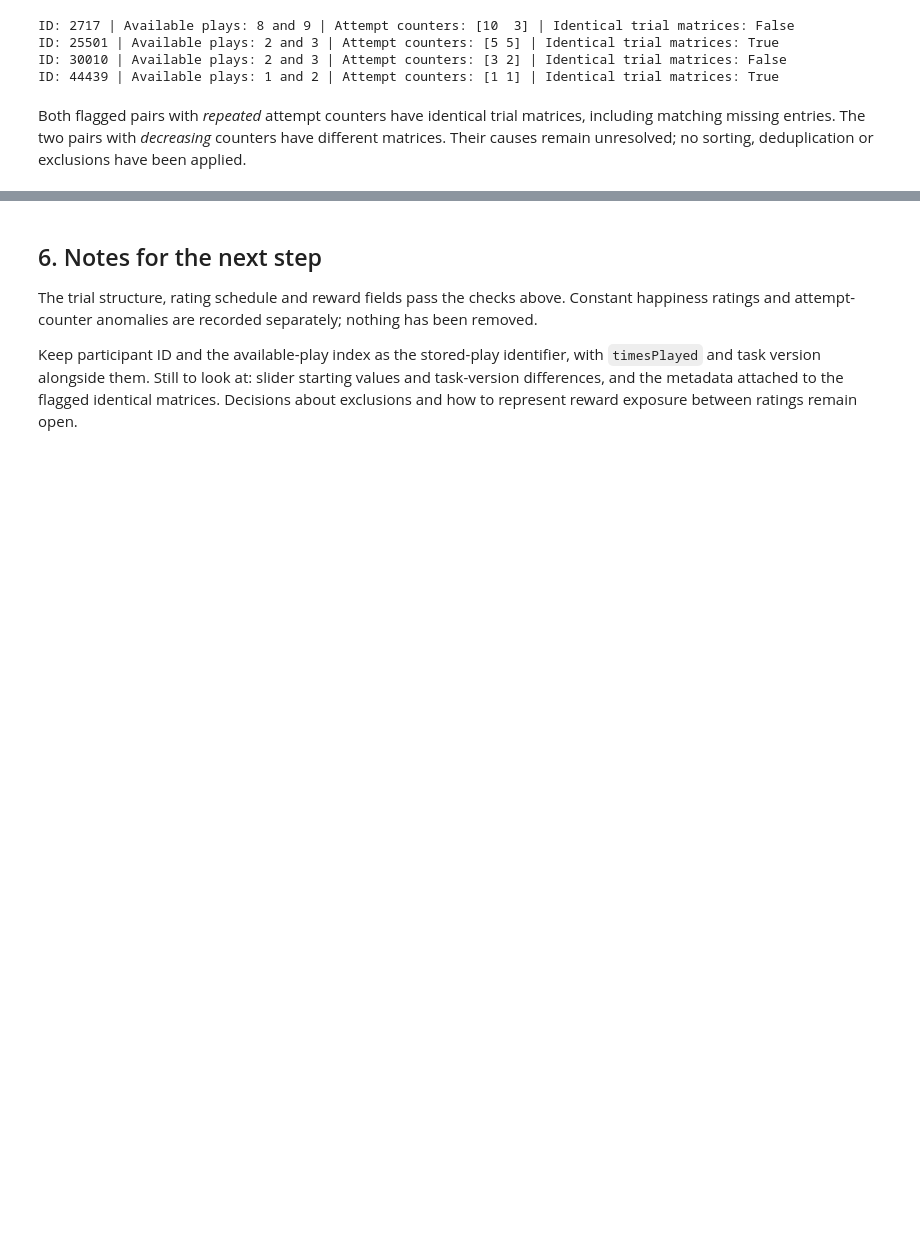
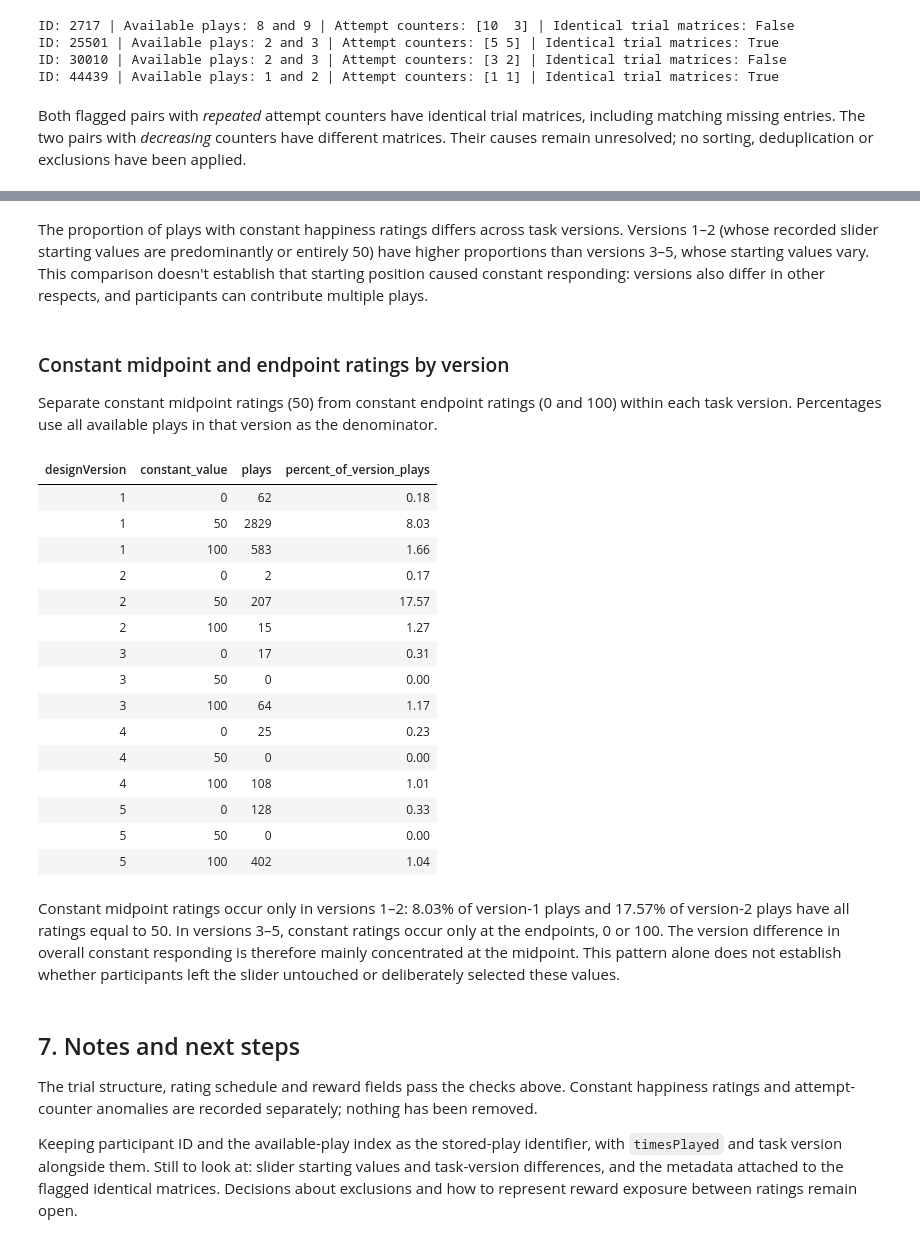
Before and after one commit to gustavbeen/mood-rpe-feasibility, a Jupyter notebook: notebooks/02_validate_gbe.ipynb, the cells around one changed output, grey strips where cells are left out. Drawn from its saved outputs; the diff is of its cells as text; code cells hidden in the pictures; blank space fills up the shorter version.

Commit message:
Happiness slider starting values and how they might relate to constant ratings.

```diff
--- a/notebooks/02_validate_gbe.ipynb
+++ b/notebooks/02_validate_gbe.ipynb
@@ -417,0 +454,16 @@ Both flagged pairs with *repeated* attempt counters have identical trial matrice
+# %%
+start_summary = []
+
+for version, values in sorted(starting_values_by_version.items()):
+    values = np.asarray(values)
+    finite = values[np.isfinite(values)]
+
+    start_summary.append({
+        "designVersion": version,
+        "rating_rows": len(values),
+        "non_finite": np.sum(~np.isfinite(values)),
+        "minimum": finite.min() if len(finite) else np.nan,
+        "maximum": finite.max() if len(finite) else np.nan,
+    })
+
+pd.DataFrame(start_summary)
@@ -418,6 +544,61 @@ Both flagged pairs with *repeated* attempt counters have identical trial matrice
+# %% [markdown]
+The proportion of plays with constant happiness ratings differs across task versions. Versions 1–2 (whose recorded slider starting values are predominantly or entirely 50) have higher proportions than versions 3–5, whose starting values vary. This comparison doesn't establish that starting position caused constant responding: versions also differ in other respects, and participants can contribute multiple plays.
+# %% [markdown]
+### Constant midpoint and endpoint ratings by version
+Separate constant midpoint ratings (50) from constant endpoint ratings (0 and 100) within each task version. Percentages use all available plays in that version as the denominator.
+# %%
+constant_values_by_version = Counter()
+
+for participant in participants:
+    versions = np.atleast_1d(participant["designVersion"])
+
+    for play_index, play in enumerate(get_plays(participant)):
+        ratings = play[~np.isnan(play[:, 9]), 9]
+
+        if len(ratings) > 0 and np.all(ratings == ratings[0]):
+            version = int(versions[play_index])
+            constant_values_by_version[(version, ratings[0])] += 1
+
+constant_value_summary = pd.DataFrame([
+    {
+        "designVersion": version,
+        "constant_value": value,
+        "plays": constant_values_by_version[(version, value)],
+        "percent_of_version_plays": (
+            100 * constant_values_by_version[(version, value)]
+            / version_counts[version]
+        ),
+    }
+    for version in sorted(version_counts)
+    for value in [0, 50, 100]
+])
+
+constant_value_summary.style.format({
+    "constant_value": "{:.0f}",
+    "percent_of_version_plays": "{:.2f}",
+}).hide(axis="index")
+# %% [output]
+| designVersion | constant_value | plays | percent_of_version_plays |
+| 1 | 0 | 62 | 0.18 |
+| 1 | 50 | 2829 | 8.03 |
+| 1 | 100 | 583 | 1.66 |
+| 2 | 0 | 2 | 0.17 |
+| 2 | 50 | 207 | 17.57 |
+| 2 | 100 | 15 | 1.27 |
+| 3 | 0 | 17 | 0.31 |
+| 3 | 50 | 0 | 0.00 |
+| 3 | 100 | 64 | 1.17 |
+| 4 | 0 | 25 | 0.23 |
+| 4 | 50 | 0 | 0.00 |
+| 4 | 100 | 108 | 1.01 |
+| 5 | 0 | 128 | 0.33 |
+| 5 | 50 | 0 | 0.00 |
+| 5 | 100 | 402 | 1.04 |
+# %% [markdown]
+Constant midpoint ratings occur only in versions 1–2: 8.03% of version-1 plays and 17.57% of version-2 plays have all ratings equal to 50. In versions 3–5, constant ratings occur only at the endpoints, 0 or 100. The version difference in overall constant responding is therefore mainly concentrated at the midpoint. This pattern alone does not establish whether participants left the slider untouched or deliberately selected these values.
 # %% [markdown]
-## 6. Notes for the next step
+## 7. Notes and next steps
 
 The trial structure, rating schedule and reward fields pass the checks above. Constant happiness ratings and attempt-counter anomalies are recorded separately; nothing has been removed.
 
-Keep participant ID and the available-play index as the stored-play identifier, with `timesPlayed` and task version alongside them. Still to look at: slider starting values and task-version differences, and the metadata attached to the flagged identical matrices. Decisions about exclusions and how to represent reward exposure between ratings remain open.
+Keeping participant ID and the available-play index as the stored-play identifier, with `timesPlayed` and task version alongside them. Still to look at: slider starting values and task-version differences, and the metadata attached to the flagged identical matrices. Decisions about exclusions and how to represent reward exposure between ratings remain open.
```
Also changed, not shown: parts of 8 cells of this notebook.
